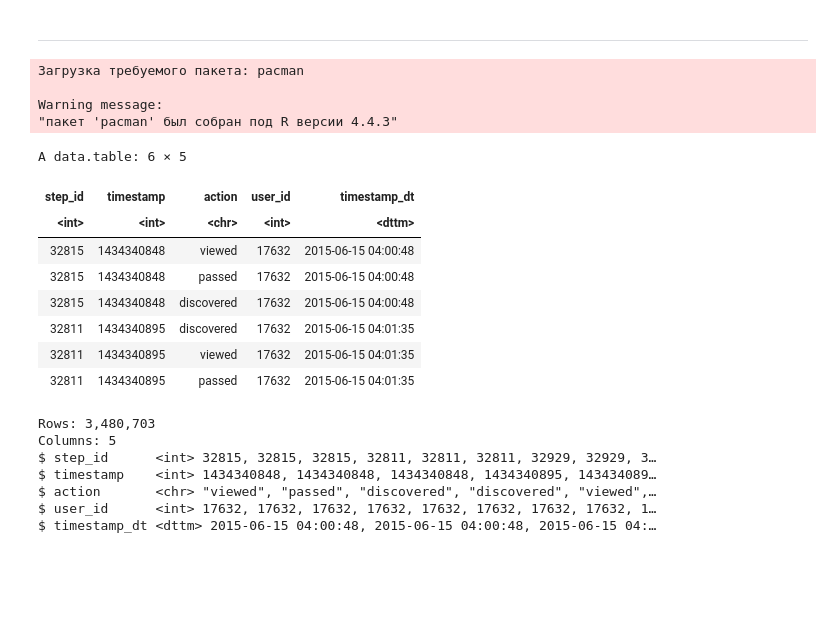
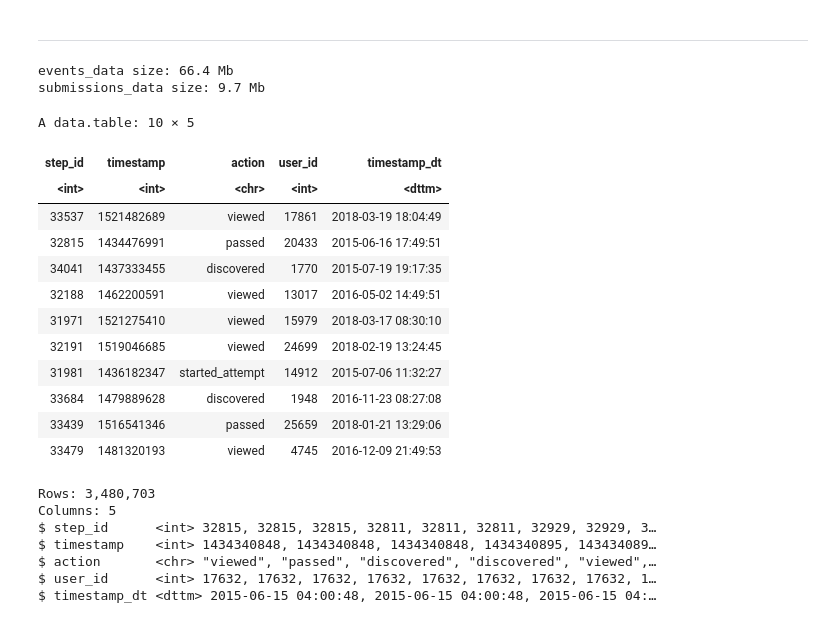
Before and after one commit to Safonovanastya87/stepik-product-analytics-completion-risk-ml, a Jupyter notebook: notebooks/eda-problematic-steps-and-user-behavior-analysis.ipynb, the cells around one changed output. Saved outputs shown, nothing was run; the diff lists cells and outputs as text; code cells hidden in the pictures; blank space fills up the shorter version.

```diff
--- a/notebooks/eda-problematic-steps-and-user-behavior-analysis.ipynb
+++ b/notebooks/eda-problematic-steps-and-user-behavior-analysis.ipynb
@@ -118,10 +138,3 @@ The analysis utilizes two datasets covering the period from mid-2015 to mid-2018
 ## Data Loading & Exploration
 # %% [markdown]
 ---
-# %%
-if (!require(pacman)) install.packages("pacman")
-# %% [output]
-Загрузка требуемого пакета: pacman
-
-Warning message:
-"пакет 'pacman' был собран под R версии 4.4.3"
@@ -132,21 +143,33 @@ data_path <- "C:/Users/safon/Documents/data_stepic/"
 
 events_data <- fread(paste0(data_path, "event_data_train.csv"))
 submissions_data <- fread(paste0(data_path, "submissions_data_train.csv"))
+# %%
+cat("events_data size:", format(object.size(events_data), units = "MB"), "\n")
+cat("submissions_data size:", format(object.size(submissions_data), units = "MB"), "\n")
+# %% [output]
+events_data size: 66.4 Mb
+submissions_data size: 9.7 Mb
 # %%
 events_data[, timestamp_dt := as_datetime(timestamp)]
 submissions_data[, timestamp_dt := as_datetime(timestamp)]
 # %%
-head(events_data)
+# Set seed for reproducibility so the same sample is shown every time
+set.seed(42)
+events_data %>% sample_n(10)
 # %% [output]
-A data.table: 6 × 5
+A data.table: 10 × 5
 | step_id | timestamp | action | user_id | timestamp_dt |
 | <int> | <int> | <chr> | <int> | <dttm> |
-| 32815 | 1434340848 | viewed | 17632 | 2015-06-15 04:00:48 |
-| 32815 | 1434340848 | passed | 17632 | 2015-06-15 04:00:48 |
-| 32815 | 1434340848 | discovered | 17632 | 2015-06-15 04:00:48 |
-| 32811 | 1434340895 | discovered | 17632 | 2015-06-15 04:01:35 |
-| 32811 | 1434340895 | viewed | 17632 | 2015-06-15 04:01:35 |
-| 32811 | 1434340895 | passed | 17632 | 2015-06-15 04:01:35 |
+| 33537 | 1521482689 | viewed | 17861 | 2018-03-19 18:04:49 |
+| 32815 | 1434476991 | passed | 20433 | 2015-06-16 17:49:51 |
+| 34041 | 1437333455 | discovered | 1770 | 2015-07-19 19:17:35 |
+| 32188 | 1462200591 | viewed | 13017 | 2016-05-02 14:49:51 |
+| 31971 | 1521275410 | viewed | 15979 | 2018-03-17 08:30:10 |
+| 32191 | 1519046685 | viewed | 24699 | 2018-02-19 13:24:45 |
+| 31981 | 1436182347 | started_attempt | 14912 | 2015-07-06 11:32:27 |
+| 33684 | 1479889628 | discovered | 1948 | 2016-11-23 08:27:08 |
+| 33439 | 1516541346 | passed | 25659 | 2018-01-21 13:29:06 |
+| 33479 | 1481320193 | viewed | 4745 | 2016-12-09 21:49:53 |
 # %%
 glimpse(events_data)
 # %% [output]
```
Also changed, not shown: parts of 29 cells of this notebook, 1 other file.
